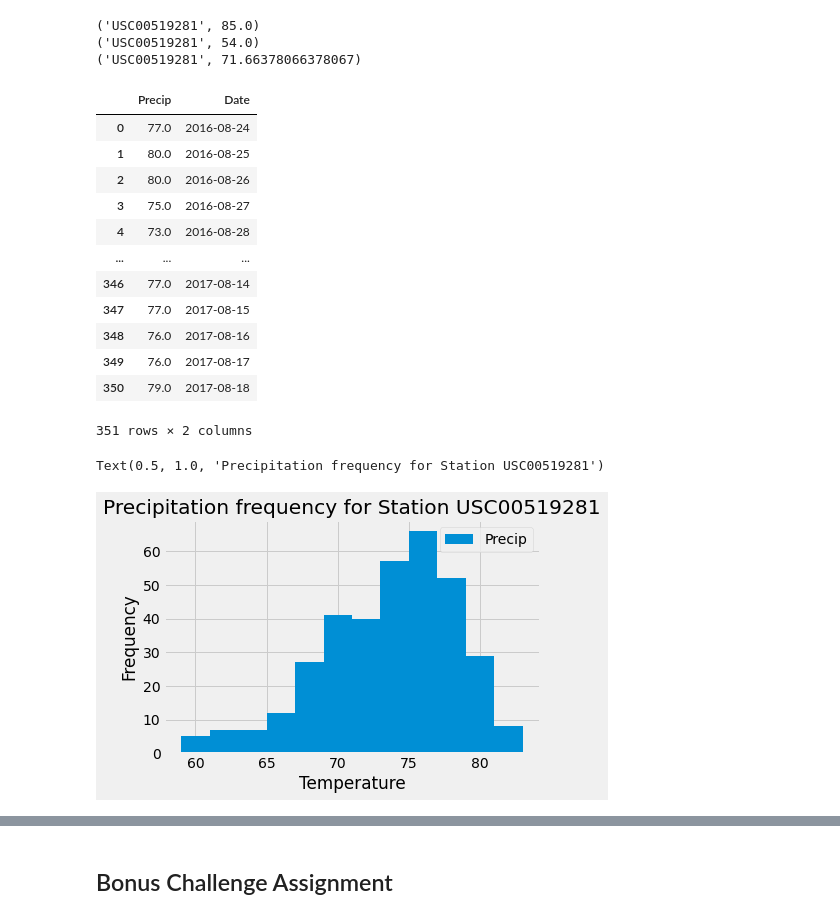
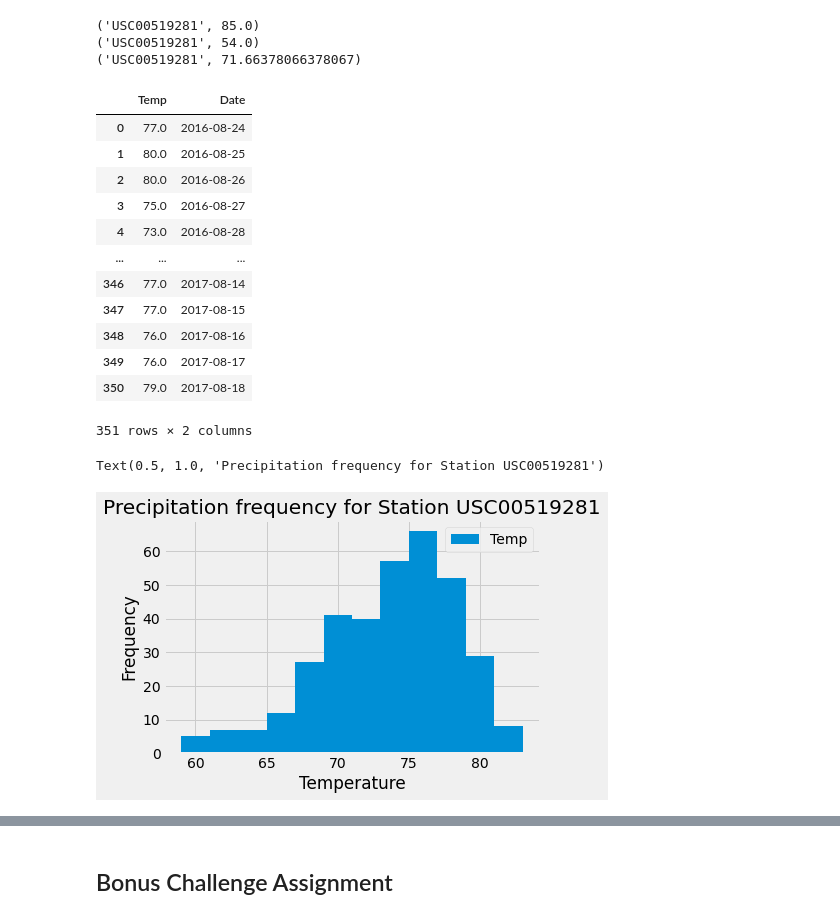
Before and after one commit to madelinesachtler/sqlalchemy-challenge, a Jupyter notebook: climate_starter.ipynb, the cells around one changed output, grey strips where cells are left out. Drawn from its saved outputs; the diff is of its cells as text; code cells hidden in the pictures.

```diff
--- a/climate_starter.ipynb
+++ b/climate_starter.ipynb
@@ -193,17 +195,17 @@ for row in avg_temp:
 # %%
 # Choose the station with the highest number of temperature observations.
 
 # Query the last 12 months of temperature observation data for this station and plot the results as a histogram
 
 query_active_station = session.query(func.sum(measurment.tobs), measurment.date).\
                     group_by(measurment.date).\
                     filter(measurment.date >= twelve_months_prior, measurment.station == active_station[0]).\
                     order_by(measurment.date)
 
-active_station_df = pd.DataFrame(query_active_station, columns=["Precip", "Date"])
+active_station_df = pd.DataFrame(query_active_station, columns=["Temp", "Date"])
 active_station_df
 # %% [output]
-|  | Precip | Date |
+|  | Temp | Date |
 | 0 | 77.0 | 2016-08-24 |
 | 1 | 80.0 | 2016-08-25 |
 | 2 | 80.0 | 2016-08-26 |
@@ -223,4 +225,4 @@ plt.ylabel("Frequency")
 plt.title("Precipitation frequency for Station USC00519281")
 # %% [output]
 Text(0.5, 1.0, 'Precipitation frequency for Station USC00519281')
-[figure, old version]
+[figure, new version]
```
Also changed, not shown: parts of 15 cells of this notebook, 1 other file.
